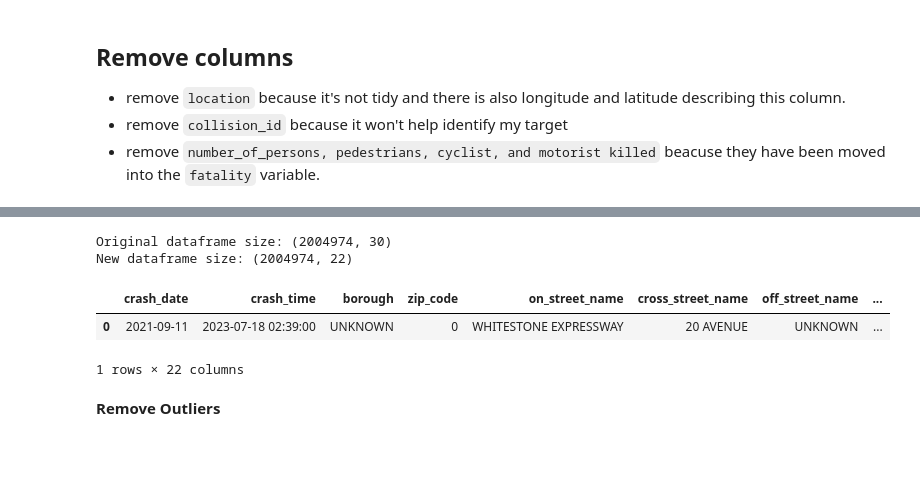
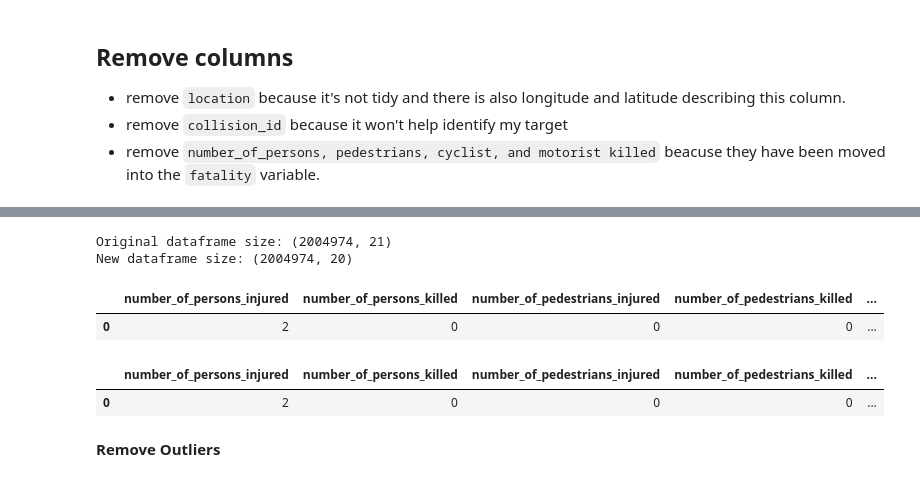
Before and after one commit to MigashaneVictoire/CNY_motor_Vehicle_collisions, a Jupyter notebook: 02_prepare_work_file.ipynb, the cells around one changed output, grey strips where cells are left out. Drawn from its saved outputs; the diff is of its cells as text; code cells hidden in the pictures; blank space fills up the shorter version.

```diff
--- a/02_prepare_work_file.ipynb
+++ b/02_prepare_work_file.ipynb
@@ -192,12 +192,17 @@ contributing_factor = {
                                        ""]
 }
 
-# Re-assigning new names to the feature items.
-for k, v in contributing_factor.items(): # iterate trough the keys and values of the dictionary
-    for ele in v: # iterate throug only the values
-        # Replace the entire cell with 'replacement_value' if a match is found
-        vehicle["contributing_factor_vehicle_1"] = vehicle["contributing_factor_vehicle_1"].apply(lambda x: k if x == ele else x)
-        vehicle["contributing_factor_vehicle_2"] = vehicle["contributing_factor_vehicle_2"].apply(lambda x: k if x == ele else x)
-        vehicle["contributing_factor_vehicle_3"] = vehicle["contributing_factor_vehicle_3"].apply(lambda x: k if x == ele else x)
-        vehicle["contributing_factor_vehicle_4"] = vehicle["contributing_factor_vehicle_4"].apply(lambda x: k if x == ele else x)
-        vehicle["contributing_factor_vehicle_5"] = vehicle["contributing_factor_vehicle_5"].apply(lambda x: k if x == ele else x)
+
+# Replacing values in the "vehicle_type_code_1" column based on the categories
+def replace_category_factor(value):
+    for category, codes in contributing_factor.items():
+        if value in codes:
+            return category
+    return 'OTHER'
+
+# apply the created function to the data
+vehicle["contributing_factor_vehicle_1"] = vehicle["contributing_factor_vehicle_1"].apply(replace_category_factor)
+vehicle["contributing_factor_vehicle_2"] = vehicle["contributing_factor_vehicle_2"].apply(replace_category_factor)
+vehicle["contributing_factor_vehicle_3"] = vehicle["contributing_factor_vehicle_3"].apply(replace_category_factor)
+vehicle["contributing_factor_vehicle_4"] = vehicle["contributing_factor_vehicle_4"].apply(replace_category_factor)
+vehicle["contributing_factor_vehicle_5"] = vehicle["contributing_factor_vehicle_5"].apply(replace_category_factor)
@@ -366,24 +405,33 @@ dtype: int64
 # %%
+# add borough at the end before cutting
+vehicle["borough_good"] = vehicle.borough
+
 # drop redundent columns
-remove_cols = ["location", "collision_id",
-               "number_of_persons_killed",
-              "number_of_pedestrians_killed",
-              "number_of_cyclist_killed",
-              "number_of_motorist_killed",
-              "latitude", "longitude"]
-vehicle = prepare_.drop_cols(vehicle, remove_cols)
+remove_cols = ["collision_id"]
+#                "number_of_persons_killed",
+#               "number_of_pedestrians_killed",
+#               "number_of_cyclist_killed",
+#               "number_of_motorist_killed",
+#               "latitude", "longitude",
+#               "crash_date" ,"crash_time",
+#               "zip_code"]
+vehicle = prepare_.drop_cols(vehicle.iloc[:,10:], remove_cols)
 # %% [output]
-Original dataframe size: (2004974, 30)
-New dataframe size: (2004974, 22)
+Original dataframe size: (2004974, 21)
+New dataframe size: (2004974, 20)
+# %%
+vehicle.head(1)
+# %% [output]
+|  | number_of_persons_injured | number_of_persons_killed | number_of_pedestrians_injured | number_of_pedestrians_killed | ... |
+| 0 | 2 | 0 | 0 | 0 | ... |
 # %%
 # have the current sate of the dataframe to a new variable
 # This is creatreate to save in csv later
-vehicle_before_encoding = vehicle
+vehicle_before_encoding = vehicle.copy()
 vehicle_before_encoding.head(1)
 # %% [output]
-|  | crash_date | crash_time | borough | zip_code | on_street_name | cross_street_name | off_street_name | ... |
-| 0 | 2021-09-11 | 2023-07-18 02:39:00 | UNKNOWN | 0 | WHITESTONE EXPRESSWAY | 20 AVENUE | UNKNOWN | ... |
+|  | number_of_persons_injured | number_of_persons_killed | number_of_pedestrians_injured | number_of_pedestrians_killed | ... |
+| 0 | 2 | 0 | 0 | 0 | ... |
-1 rows × 22 columns
 # %% [markdown]
 **Remove Outliers**
 # %%
```
Also changed, not shown: parts of 14 cells of this notebook.
